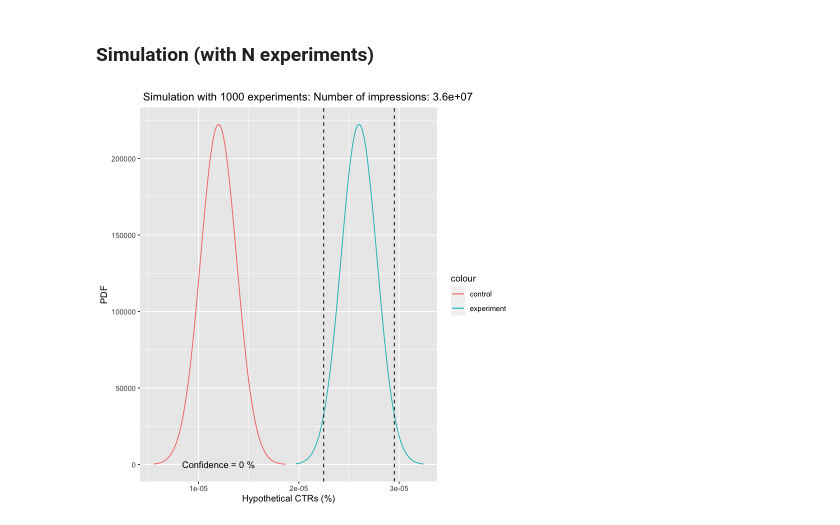
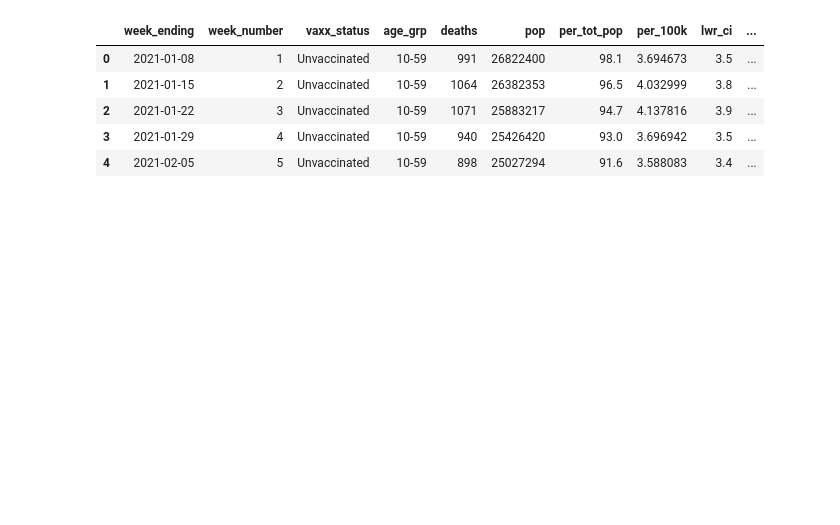
Before and after one commit to icmoore/healthcare_analytics, a Jupyter notebook: notebooks/england_mortality.ipynb, the cells around one changed output. Cells and saved outputs as stored; diff of their text form; code cells hidden in the pictures; blank space fills up the shorter version.

Commit message:
england mortality

```diff
--- a/notebooks/england_mortality.ipynb
+++ b/notebooks/england_mortality.ipynb
@@ -238,29 +0,0 @@ odds ratio
-# %% [markdown]
-### Simulation (with N experiments)
-# %%
-nTrials = 1000
-muA = pA
-sdPooled = sqrt( (pA*(1-pA)/impressions_A) + (pB*(1-pB)/impressions_B))
-simA = sort(rnorm(nTrials,mean=muA,sdPooled))
-simA = seq(from=min(simA), to=max(simA), length.out=nTrials)
-distA = dnorm(simA, mean = muA, sd = sdPooled)
-alphas = qnorm(c(0.025,0.975), mean = muA, sd = sdPooled, lower.tail = TRUE, log.p = FALSE)
-muB = pB
-simB = sort(rnorm(nTrials,mean=muB,sdPooled))
-simB = seq(from=min(simB), to=max(simB), length.out=nTrials)
-distB <- dnorm(simB, mean = muB, sd = sdPooled)
-dat <- data.frame("simA" = simA, "control" = distA, "simB" = simB, "experiment" = distB,
-"lwr"= alphas[1], "upr"= alphas[2])
-power = round(100*sum(dat[dat$simB > alphas[2],]$experiment)/sum(dat$experiment),1)
-p = ggplot(data = dat) +
-ggtitle(paste(" Simulation with",nTrials,"experiments: Number of impressions:",impressions_B)) +
-geom_line(aes_string(x = "simA", y = "control", color=shQuote('experiment'))) +
-geom_line(aes_string(x = "simB", y = "experiment", color=shQuote('control'))) +
-geom_vline(aes(xintercept=as.numeric(alphas[1])), linetype="dashed", size = 0.5) +
-geom_vline(aes(xintercept=as.numeric(alphas[2])), linetype="dashed", size = 0.5) +
-#geom_ribbon(data=dat[dat$simB > alphas[2],],aes(x=simB, ymin=0,ymax=experiment),fill="green",alpha=0.2) +
-annotate("text", x = pB, y = 5, label = paste("Confidence =",power,"%")) +
-ylab("PDF") + xlab("Hypothetical CTRs (%)")
-p
-# %% [output]
-[figure, removed]
@@ -266,0 +7,44 @@ p
+# %%
+TEN_FIFTYNINE = '10-59'
+UNVAXX = 'Unvaccinated'
+DBLDOSE = 'Second dose'
+
+month_map = {'Jan':'01','Feb':'02','Mar':'03','Apr':'04','May':'05','Jun':'06',
+             'Jul':'07','Aug':'08','Sep':'09','Oct':'10','Nov':'11','Dec':'12'}
+# %%
+def cullDate(d):
+    d = d.split('-')
+    re_org = "-".join(['20'+d[2], month_map[d[1]], d[0] ])
+    return datetime.datetime.strptime(re_org, "%Y-%m-%d")
+
+def formatDates(arr):
+    return np.array([cullDate(d) for d in arr])
+
+def stripCharacter(arr,c,r=''):
+    return np.array([e.replace(c, r) for e in arr])
+
+def str2Int(arr):
+    return np.array([int(e) for e in arr])
+
+def statSignificance(p_val):
+    if(p_val < 0.01): return 'green'
+    elif(0.01 <= p_val < 0.05): return 'yellow'
+    else: return 'red'
+# %%
+dat = pd.read_csv('../data/england_mortality.csv')
+dat = dat.assign(week_ending = formatDates(dat['week_ending'].values))
+dat = dat.loc[dat['age_grp'] == TEN_FIFTYNINE]
+dat = dat.assign(deaths = stripCharacter(dat['deaths'].values,','))
+dat = dat.assign(pop = stripCharacter(dat['pop'].values,','))
+dat = dat.assign(deaths = str2Int(dat['deaths'].values))
+dat = dat.assign(pop = str2Int(dat['pop'].values))
+dat = dat.assign(per_100k = 1e5*dat['deaths'].values/dat['pop'].values)
+dat.reset_index(drop=True, inplace=True)
+dat.head(5)
+# %% [output]
+|  | week_ending | week_number | vaxx_status | age_grp | deaths | pop | per_tot_pop | per_100k | lwr_ci | ... |
+| 0 | 2021-01-08 | 1 | Unvaccinated | 10-59 | 991 | 26822400 | 98.1 | 3.694673 | 3.5 | ... |
+| 1 | 2021-01-15 | 2 | Unvaccinated | 10-59 | 1064 | 26382353 | 96.5 | 4.032999 | 3.8 | ... |
+| 2 | 2021-01-22 | 3 | Unvaccinated | 10-59 | 1071 | 25883217 | 94.7 | 4.137816 | 3.9 | ... |
+| 3 | 2021-01-29 | 4 | Unvaccinated | 10-59 | 940 | 25426420 | 93.0 | 3.696942 | 3.5 | ... |
+| 4 | 2021-02-05 | 5 | Unvaccinated | 10-59 | 898 | 25027294 | 91.6 | 3.588083 | 3.4 | ... |
```
Also changed, not shown: parts of 43 cells of this notebook, 3 other files.
